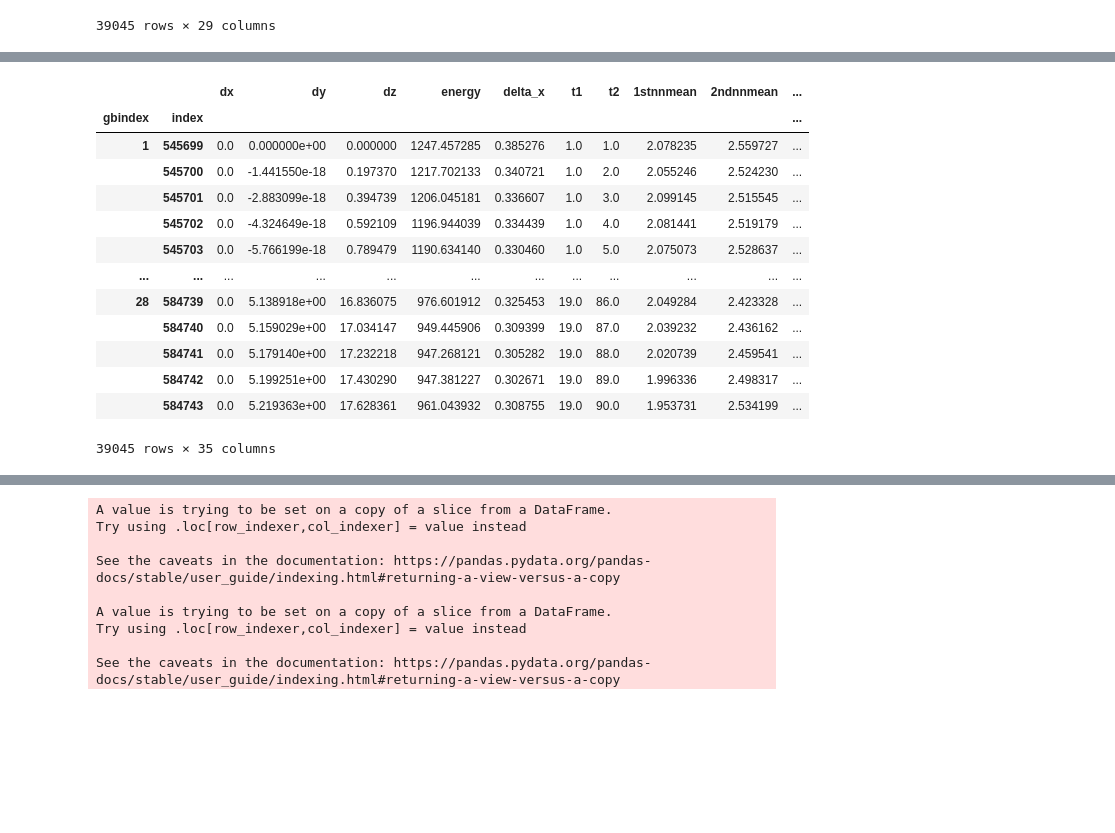
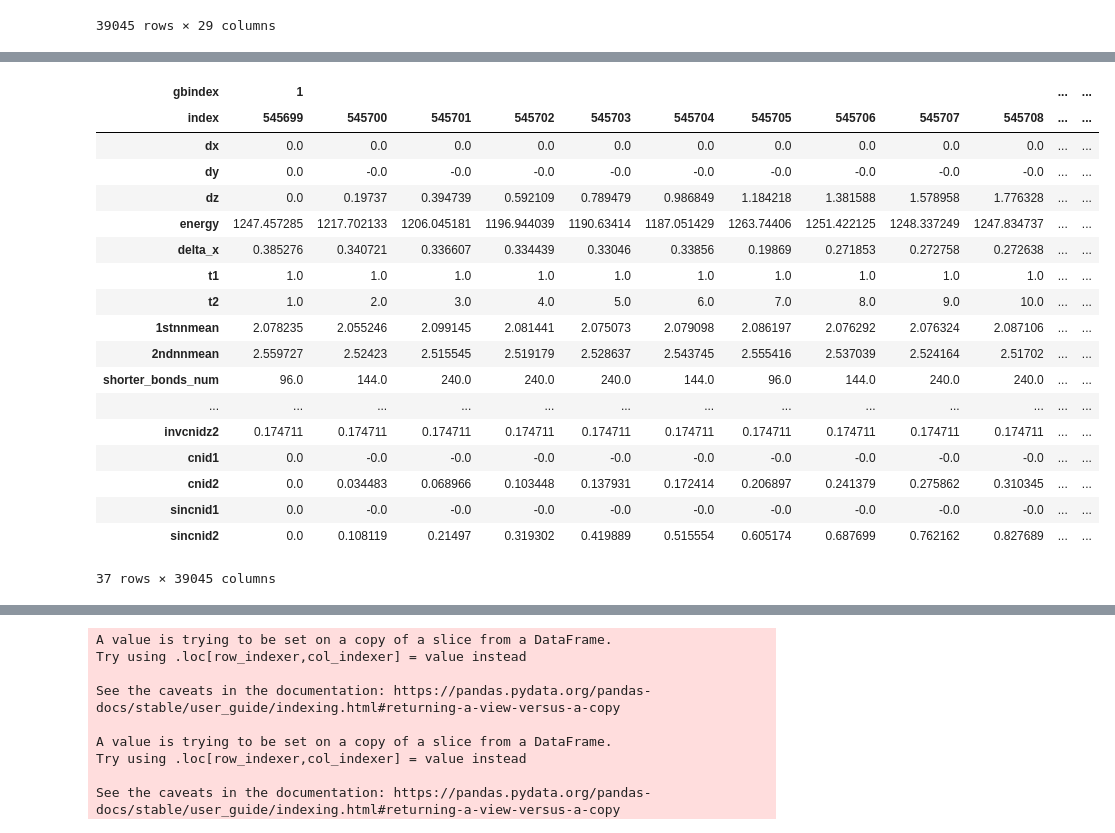
Before and after one commit to yhata1120/using_tool, a Jupyter notebook: fractional_cnid.ipynb, the cells around one changed output, grey strips where cells are left out. Drawn from its saved outputs; the diff is of its cells as text; code cells hidden in the pictures; blank space fills up the shorter version.

```diff
--- a/fractional_cnid.ipynb
+++ b/fractional_cnid.ipynb
@@ -74,20 +69,25 @@ See the caveats in the documentation: https://pandas.pydata.org/pandas-docs/stab
 # %%
-df_Cu_100
+df_Cu_100.T
 # %% [output]
-|  |  | dx | dy | dz | energy | delta_x | t1 | t2 | 1stnnmean | 2ndnnmean | ... |
-| gbindex | index |  |  |  |  |  |  |  |  |  | ... |
-| 1 | 545699 | 0.0 | 0.000000e+00 | 0.000000 | 1247.457285 | 0.385276 | 1.0 | 1.0 | 2.078235 | 2.559727 | ... |
-|  | 545700 | 0.0 | -1.441550e-18 | 0.197370 | 1217.702133 | 0.340721 | 1.0 | 2.0 | 2.055246 | 2.524230 | ... |
-|  | 545701 | 0.0 | -2.883099e-18 | 0.394739 | 1206.045181 | 0.336607 | 1.0 | 3.0 | 2.099145 | 2.515545 | ... |
-|  | 545702 | 0.0 | -4.324649e-18 | 0.592109 | 1196.944039 | 0.334439 | 1.0 | 4.0 | 2.081441 | 2.519179 | ... |
-|  | 545703 | 0.0 | -5.766199e-18 | 0.789479 | 1190.634140 | 0.330460 | 1.0 | 5.0 | 2.075073 | 2.528637 | ... |
-| ... | ... | ... | ... | ... | ... | ... | ... | ... | ... | ... | ... |
-| 28 | 584739 | 0.0 | 5.138918e+00 | 16.836075 | 976.601912 | 0.325453 | 19.0 | 86.0 | 2.049284 | 2.423328 | ... |
-|  | 584740 | 0.0 | 5.159029e+00 | 17.034147 | 949.445906 | 0.309399 | 19.0 | 87.0 | 2.039232 | 2.436162 | ... |
-|  | 584741 | 0.0 | 5.179140e+00 | 17.232218 | 947.268121 | 0.305282 | 19.0 | 88.0 | 2.020739 | 2.459541 | ... |
-|  | 584742 | 0.0 | 5.199251e+00 | 17.430290 | 947.381227 | 0.302671 | 19.0 | 89.0 | 1.996336 | 2.498317 | ... |
-|  | 584743 | 0.0 | 5.219363e+00 | 17.628361 | 961.043932 | 0.308755 | 19.0 | 90.0 | 1.953731 | 2.534199 | ... |
+| gbindex | 1 |  |  |  |  |  |  |  |  |  | ... | ... |
+| index | 545699 | 545700 | 545701 | 545702 | 545703 | 545704 | 545705 | 545706 | 545707 | 545708 | ... | ... |
+| dx | 0.0 | 0.0 | 0.0 | 0.0 | 0.0 | 0.0 | 0.0 | 0.0 | 0.0 | 0.0 | ... | ... |
+| dy | 0.0 | -0.0 | -0.0 | -0.0 | -0.0 | -0.0 | -0.0 | -0.0 | -0.0 | -0.0 | ... | ... |
+| dz | 0.0 | 0.19737 | 0.394739 | 0.592109 | 0.789479 | 0.986849 | 1.184218 | 1.381588 | 1.578958 | 1.776328 | ... | ... |
+| energy | 1247.457285 | 1217.702133 | 1206.045181 | 1196.944039 | 1190.63414 | 1187.051429 | 1263.74406 | 1251.422125 | 1248.337249 | 1247.834737 | ... | ... |
+| delta_x | 0.385276 | 0.340721 | 0.336607 | 0.334439 | 0.33046 | 0.33856 | 0.19869 | 0.271853 | 0.272758 | 0.272638 | ... | ... |
+| t1 | 1.0 | 1.0 | 1.0 | 1.0 | 1.0 | 1.0 | 1.0 | 1.0 | 1.0 | 1.0 | ... | ... |
+| t2 | 1.0 | 2.0 | 3.0 | 4.0 | 5.0 | 6.0 | 7.0 | 8.0 | 9.0 | 10.0 | ... | ... |
+| 1stnnmean | 2.078235 | 2.055246 | 2.099145 | 2.081441 | 2.075073 | 2.079098 | 2.086197 | 2.076292 | 2.076324 | 2.087106 | ... | ... |
+| 2ndnnmean | 2.559727 | 2.52423 | 2.515545 | 2.519179 | 2.528637 | 2.543745 | 2.555416 | 2.537039 | 2.524164 | 2.51702 | ... | ... |
+| shorter_bonds_num | 96.0 | 144.0 | 240.0 | 240.0 | 240.0 | 144.0 | 96.0 | 144.0 | 240.0 | 240.0 | ... | ... |
+| ... | ... | ... | ... | ... | ... | ... | ... | ... | ... | ... | ... | ... |
+| invcnidz2 | 0.174711 | 0.174711 | 0.174711 | 0.174711 | 0.174711 | 0.174711 | 0.174711 | 0.174711 | 0.174711 | 0.174711 | ... | ... |
+| cnid1 | 0.0 | -0.0 | -0.0 | -0.0 | -0.0 | -0.0 | -0.0 | -0.0 | -0.0 | -0.0 | ... | ... |
+| cnid2 | 0.0 | 0.034483 | 0.068966 | 0.103448 | 0.137931 | 0.172414 | 0.206897 | 0.241379 | 0.275862 | 0.310345 | ... | ... |
+| sincnid1 | 0.0 | -0.0 | -0.0 | -0.0 | -0.0 | -0.0 | -0.0 | -0.0 | -0.0 | -0.0 | ... | ... |
+| sincnid2 | 0.0 | 0.108119 | 0.21497 | 0.319302 | 0.419889 | 0.515554 | 0.605174 | 0.687699 | 0.762162 | 0.827689 | ... | ... |
-39045 rows × 35 columns
+37 rows × 39045 columns
 # %%
 df_Cu_110 = df_Cu.loc[110,:]
 # %%
```
Also changed, not shown: parts of 4 cells of this notebook, 2 other files.
